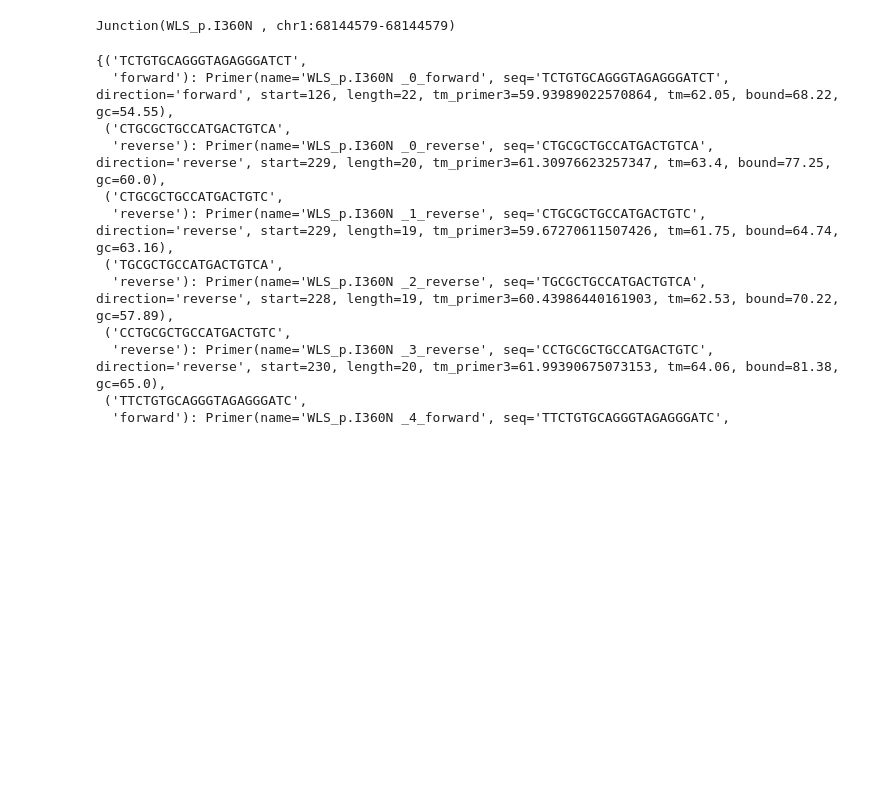
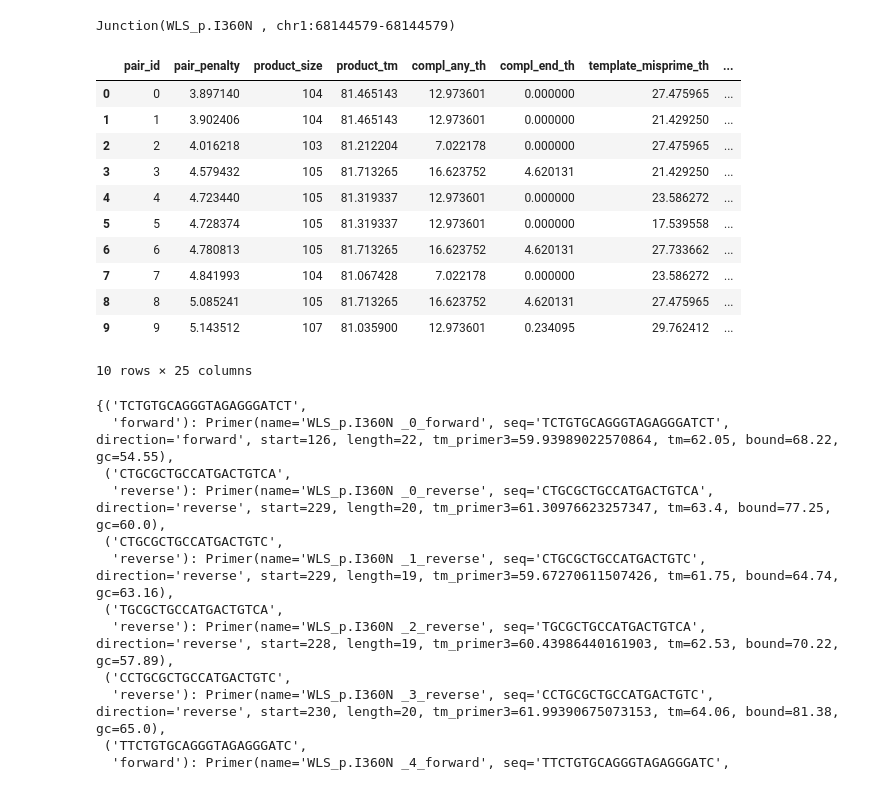
Before and after one commit to sfilges/plexus, a Jupyter notebook: demo.ipynb, the cells around one changed output. Cells and saved outputs as stored; diff of their text form; code cells hidden in the pictures; blank space fills up the shorter version.

Commit message:
refeactored code, added methods to save primer designs

```diff
--- a/demo.ipynb
+++ b/demo.ipynb
@@ -10,7 +10,7 @@ fasta_file = '/Users/ctosimsen/Documents/hg38/hg38.fa'
 config_file = "./config/designer_lenient_config.json"
 design_input_file = "./data/junctions.csv"
 # %%
-panel = primer3_design_panel(panel_factory(
+panel = design_primers(panel_factory(
     name = "test_panel",
     genome = "hg38",
     design_input_file = design_input_file,
@@ -53,6 +73,23 @@ MAMDC4_p.G1071E:
 print(panel.junctions[0])
 # %% [output]
 Junction(WLS_p.I360N , chr1:68144579-68144579)
+# %%
+from multiplexdesigner.utils.utils import create_primer_dataframe
+
+create_primer_dataframe(panel.junctions[0].primer3_designs)
+# %% [output]
+|  | pair_id | pair_penalty | product_size | product_tm | compl_any_th | compl_end_th | template_misprime_th | ... |
+| 0 | 0 | 3.897140 | 104 | 81.465143 | 12.973601 | 0.000000 | 27.475965 | ... |
+| 1 | 1 | 3.902406 | 104 | 81.465143 | 12.973601 | 0.000000 | 21.429250 | ... |
+| 2 | 2 | 4.016218 | 103 | 81.212204 | 7.022178 | 0.000000 | 27.475965 | ... |
+| 3 | 3 | 4.579432 | 105 | 81.713265 | 16.623752 | 4.620131 | 21.429250 | ... |
+| 4 | 4 | 4.723440 | 105 | 81.319337 | 12.973601 | 0.000000 | 23.586272 | ... |
+| 5 | 5 | 4.728374 | 105 | 81.319337 | 12.973601 | 0.000000 | 17.539558 | ... |
+| 6 | 6 | 4.780813 | 105 | 81.713265 | 16.623752 | 4.620131 | 27.733662 | ... |
+| 7 | 7 | 4.841993 | 104 | 81.067428 | 7.022178 | 0.000000 | 23.586272 | ... |
+| 8 | 8 | 5.085241 | 105 | 81.713265 | 16.623752 | 4.620131 | 27.475965 | ... |
+| 9 | 9 | 5.143512 | 107 | 81.035900 | 12.973601 | 0.234095 | 29.762412 | ... |
+10 rows × 25 columns
 # %%
 from multiplexdesigner.designer.primer import get_primer_dict
 
```
Also changed, not shown: parts of 2 cells of this notebook, 8 other files.
